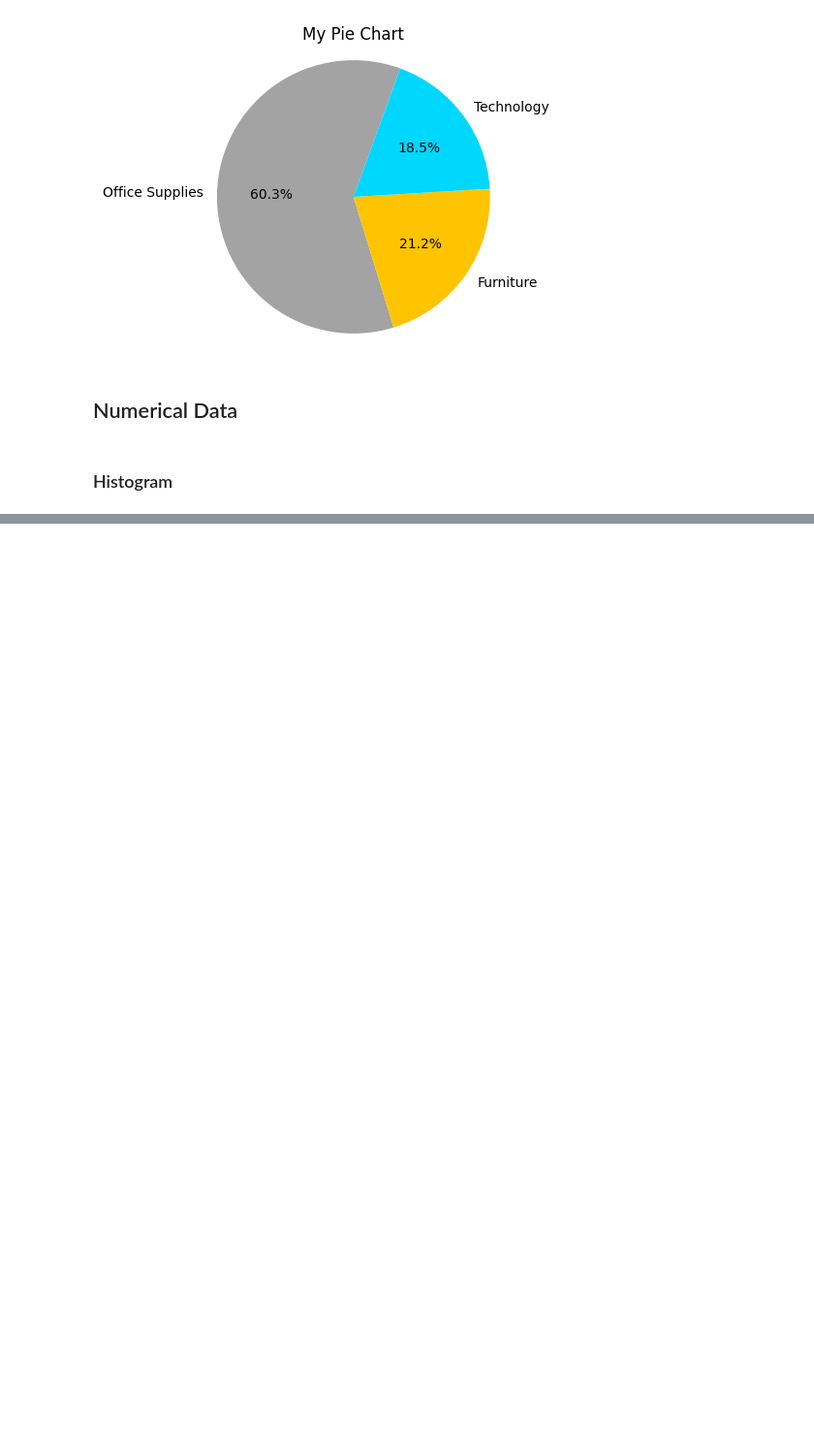
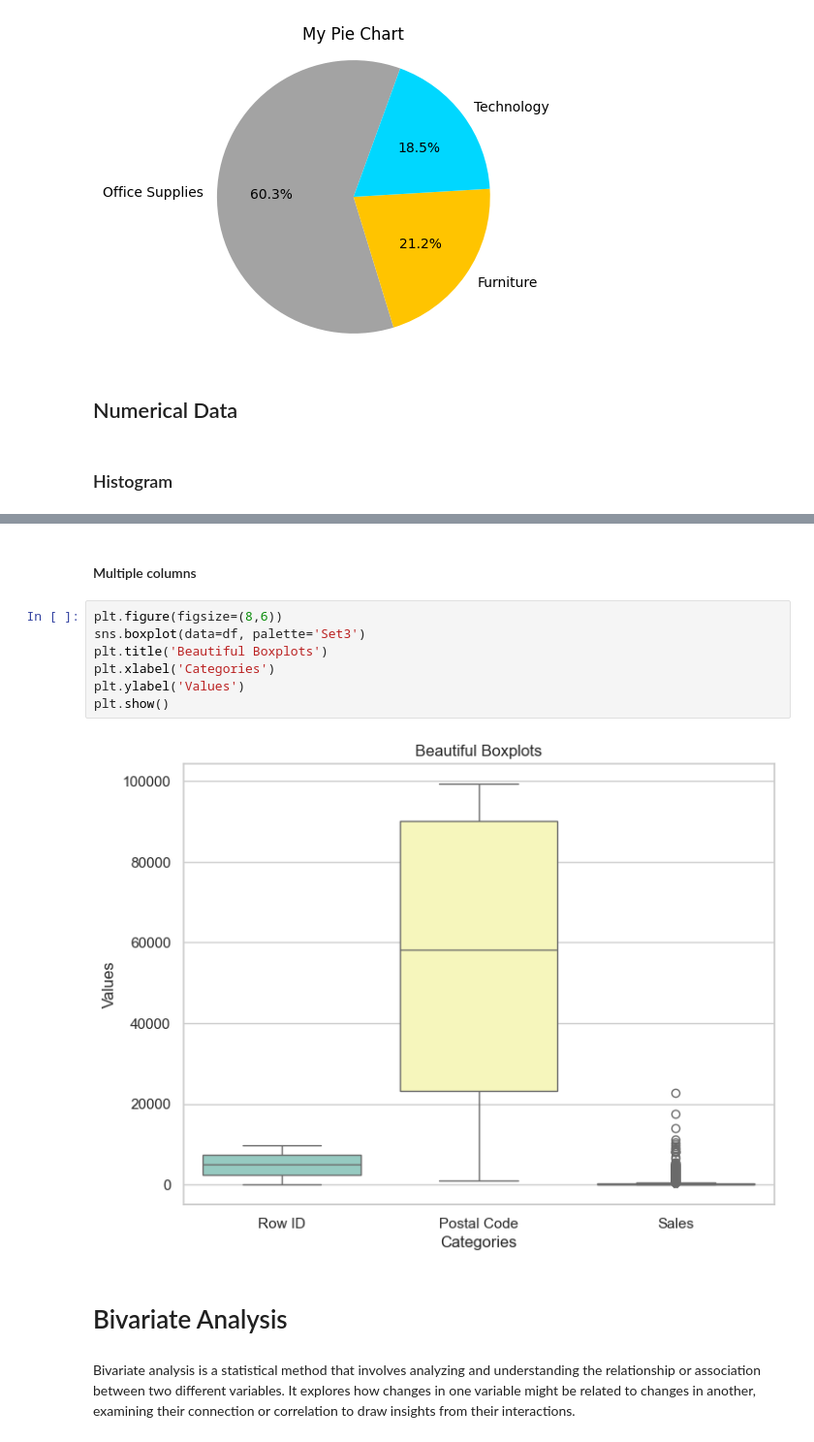
Before and after one commit to hermannkakapeu/EDA1, a Jupyter notebook: EDA_SuperMarket_Kaggle.ipynb, the cells around one changed output, grey strips where cells are left out. Shown: that part at 97% size. Drawn from its saved outputs; the diff is of its cells as text; blank space fills up the shorter version.

```diff
--- a/EDA_SuperMarket_Kaggle.ipynb
+++ b/EDA_SuperMarket_Kaggle.ipynb
@@ -206,0 +288,15 @@ plt.grid(axis='y', linestyle='--', alpha=0.7)
+# %% [markdown]
+#### Multiple columns
+# %%
+plt.figure(figsize=(8,6))
+sns.boxplot(data=df, palette='Set3')
+plt.title('Beautiful Boxplots')
+plt.xlabel('Categories')
+plt.ylabel('Values')
+plt.show()
+# %% [output]
+[figure, added]
+# %% [markdown]
+# Bivariate Analysis
+# %% [markdown]
+Bivariate analysis is a statistical method that involves analyzing and understanding the relationship or association between two different variables. It explores how changes in one variable might be related to changes in another, examining their connection or correlation to draw insights from their interactions.
```
Also changed, not shown: parts of 42 cells of this notebook, 1 other file.
